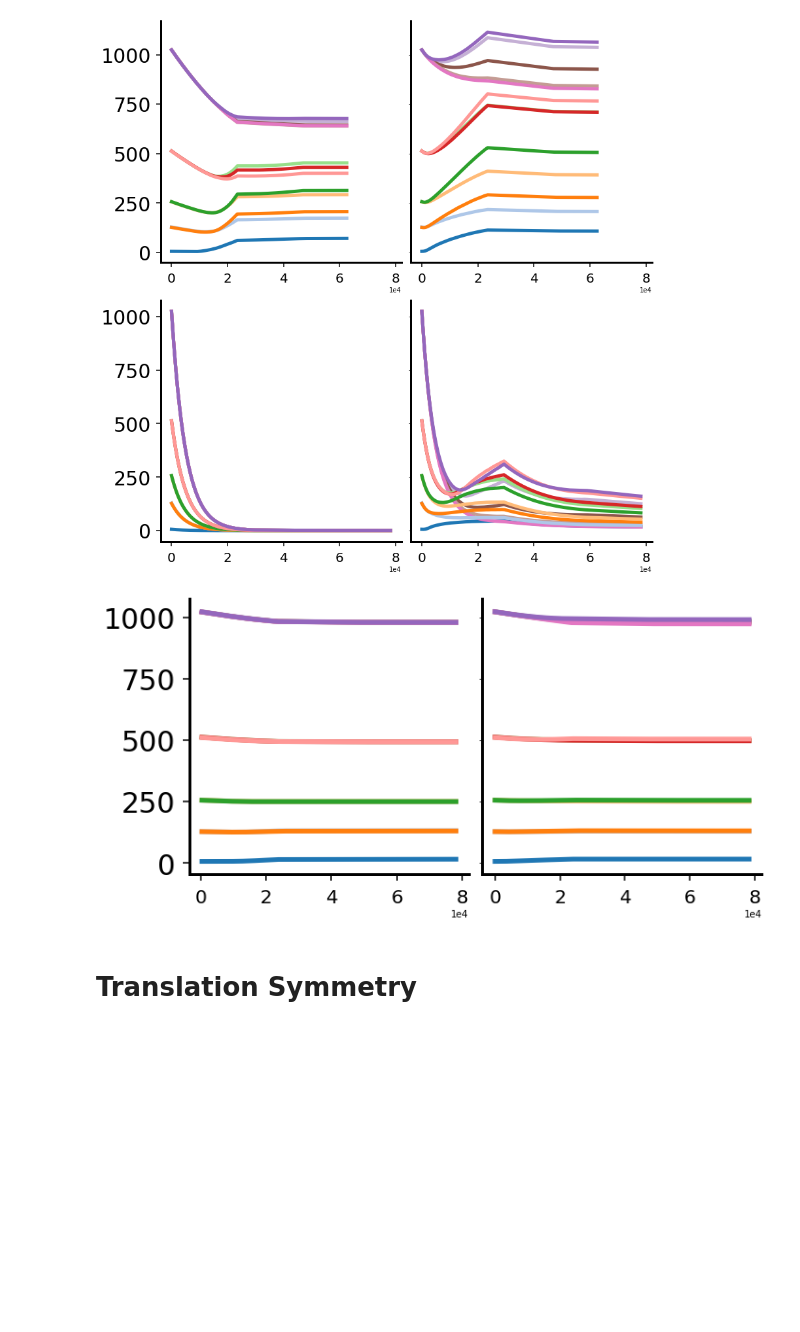
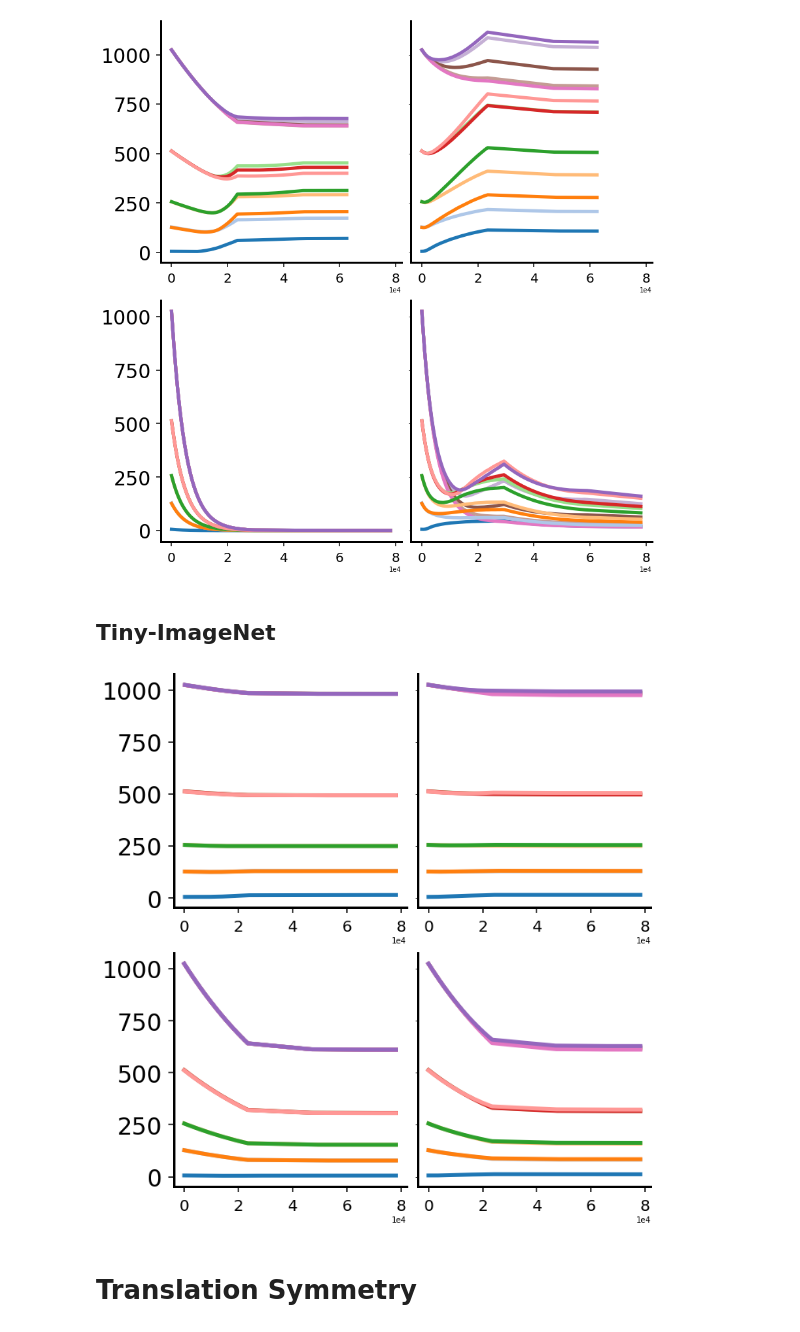
Before and after one commit to danielkunin/neural-mechanics, a Jupyter notebook: notebooks/plots.ipynb, the cells around one changed output. Saved outputs shown, nothing was run; the diff lists cells and outputs as text; code cells hidden in the pictures; blank space fills up the shorter version.

Commit message:
plot

```diff
--- a/notebooks/plots.ipynb
+++ b/notebooks/plots.ipynb
@@ -103,43 +103,45 @@ for i, expid in enumerate(["vgg16", "vgg16_bn", "vgg16_e200_lr1_wd3", "vgg16_bn_
 plt.tight_layout()
 # %% [output]
 [figure]
+# %% [markdown]
+## Tiny-ImageNet
 # %%
 args = {
     "save-dir": "/mnt/fs4/kunin/neural-mechanics/results",
     "experiment": "tiny",
     "visualization": "scale"
 }
-fig, axs = plt.subplots(1, 2, figsize=(10, 5), sharex='col', sharey='row')
-for i, expid in enumerate(["vgg16_lr2_wd4", "vgg16bn_lr2_wd4"]):
+fig, axs = plt.subplots(2, 2, figsize=(10, 10), sharex='col', sharey='row')
+for i, expid in enumerate(["vgg16_lr2_wd4", "vgg16bn_lr2_wd4", "vgg16_lr2_wd3", "vgg16bn_lr2_wd3"]):
 
         # plot data
-        ax = axs[i]
+        ax = axs[i//2, i%2]
         args['expid'] = f"{expid}"
         steps, empirical, theoretical = load(args)
         plot(steps, empirical, None, ax, layer_wise=True)
 
         # tick params and axis labels
         if i%2 == 0:
             ax.tick_params(axis="y", which="both", bottom=True, top=False,
                            labelbottom=True, left=True, right=False,
                            labelleft=True,direction='out',length=7,width=1.5,pad=8,labelsize=30)
             ax.yaxis.set_major_locator(plt.MaxNLocator(5))
         ax.tick_params(axis="x", which="both", bottom=True, top=False,
                        labelbottom=True, left=True, right=False,
                        labelleft=True,direction='out',length=7,width=1.5,pad=8,
                        labelsize=20)
         ax.xaxis.set_major_locator(plt.MaxNLocator(5))
         ax.ticklabel_format(axis="x", style="sci", scilimits=(0,0))
 
         # boundary
         ax.spines['right'].set_visible(False)
         ax.spines['top'].set_visible(False)
         for dir in ["top", "bottom", "right", "left"]:
             ax.spines[dir].set_linewidth(3)
 
 plt.tight_layout()
 # %% [output]
-[figure, old version]
+[figure, new version]
 # %% [markdown]
 # Translation Symmetry
 # %%
```
Also changed, not shown: parts of 5 cells of this notebook.
